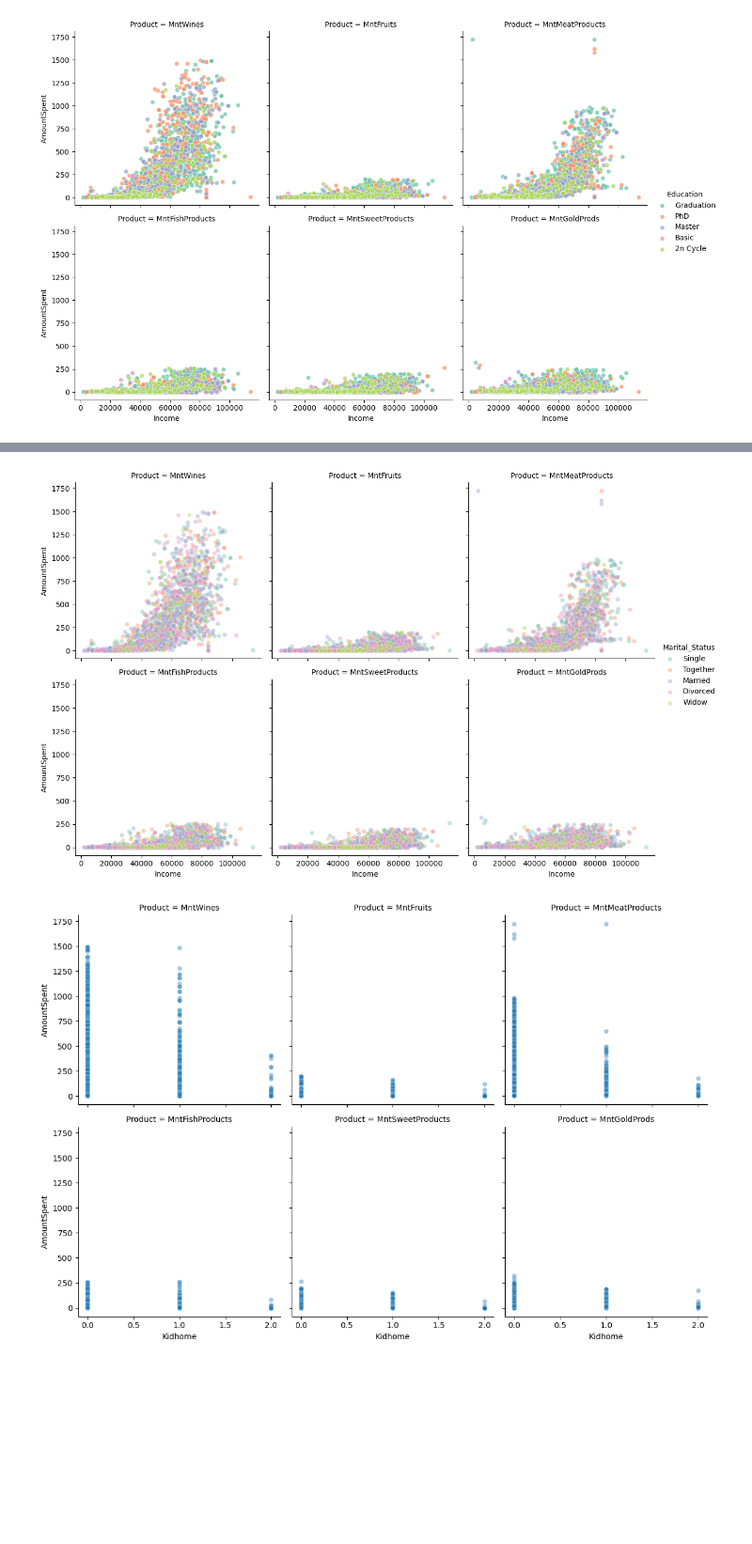
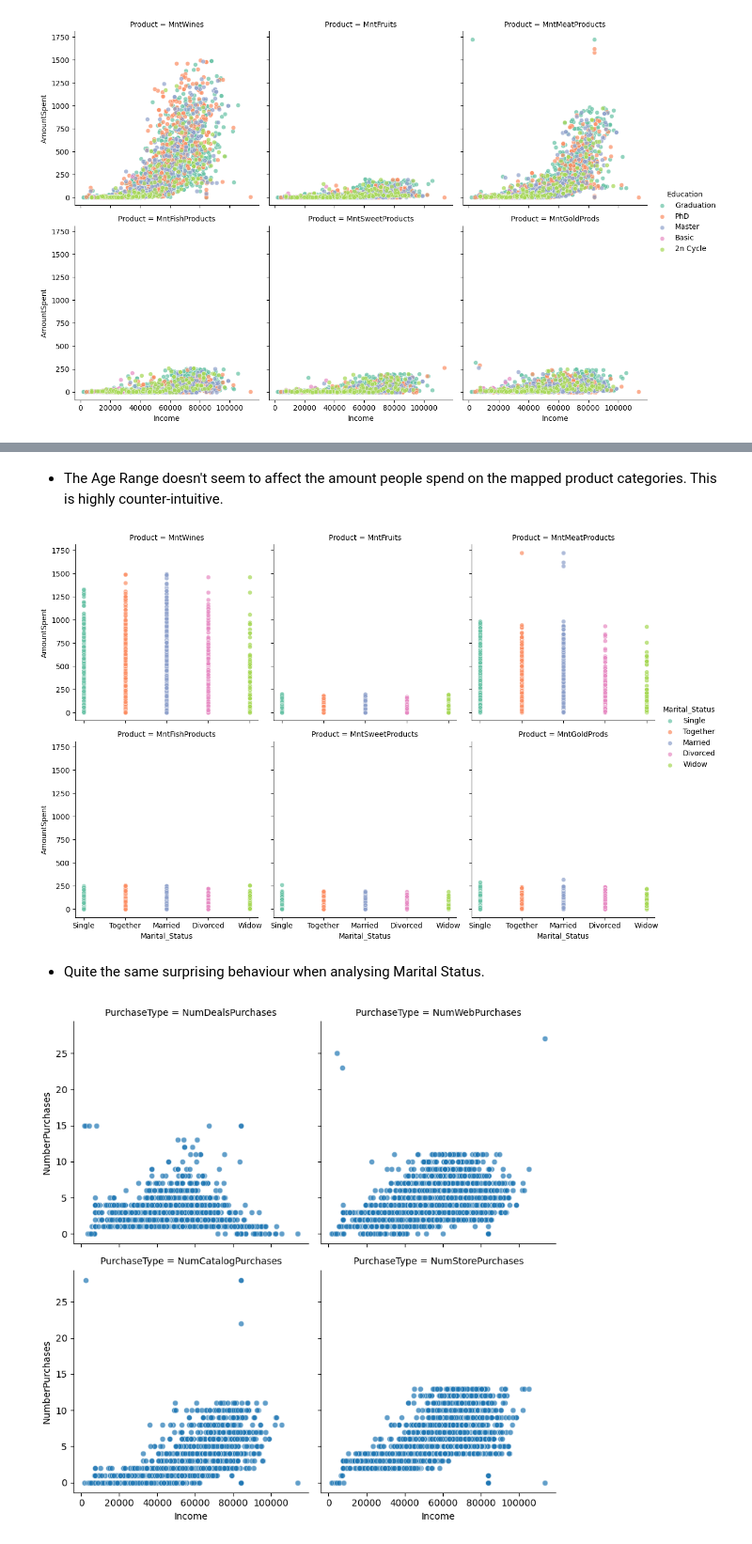
Before and after one commit to bert-bruno/case_miw, a Jupyter notebook: src/eda.ipynb, the cells around one changed output, grey strips where cells are left out. Shown at 94% size. Saved outputs shown, nothing was run; the diff lists cells and outputs as text; code cells hidden in the pictures; blank space fills up the shorter version.

Commit message:
Adiciona análise multivariada e comentários acerca dos achados. Adiciona salvamento do dataframe no estado pré-processado.

```diff
--- a/src/eda.ipynb
+++ b/src/eda.ipynb
@@ -698,24 +733,29 @@ plt.show() # Show the plot
+# %% [markdown]
+- The Age Range doesn't seem to affect the amount people spend on the mapped product categories. This is highly counter-intuitive.
 # %%
-columns_to_plot = ['MntWines', 'MntFruits', 'MntMeatProducts', 'MntFishProducts', 'MntSweetProducts', 'MntGoldProds'] # List of columns to create scatterplots against 'Income'
-
+# --- Amount Spent per Product Category vs Marital Status --- #
+columns_to_plot = ['MntWines', 'MntFruits', 'MntMeatProducts', 'MntFishProducts', 'MntSweetProducts', 'MntGoldProds'] # List of columns to create scatterplots against 'Age_Range'
+# ---
 # Melt the dataframe for easier plotting with Seaborn
-df_melted = dataframe.melt(id_vars=['Income', 'Marital_Status'], value_vars=columns_to_plot,
+df_melted = dataframe.melt(id_vars=['Marital_Status'], value_vars=columns_to_plot,
                            var_name='Product', value_name='AmountSpent')
 g = sns.FacetGrid(df_melted, col='Product', hue='Marital_Status', col_wrap=3, height=4, palette='Set2') # Set up the Seaborn FacetGrid
-g.map(sns.scatterplot, 'Income', 'AmountSpent', alpha=0.4) # Map scatterplot to each subplot
+g.map(sns.scatterplot, 'Marital_Status', 'AmountSpent', alpha=0.7) # Map scatterplot to each subplot
 g.add_legend() # Add legend to the plot
 plt.show() # Show the plot
 # %% [output]
-[figure, old version]
+[figure, new version]
+# %% [markdown]
+- Quite the same surprising behaviour when analysing Marital Status.
 # %%
-columns_to_plot = ['MntWines', 'MntFruits', 'MntMeatProducts', 'MntFishProducts', 'MntSweetProducts', 'MntGoldProds'] # List of columns to create scatterplots against 'Kidhome'
-
+# --- Number of Purchases vs Income --- #
+columns_to_plot = ['NumDealsPurchases', 'NumWebPurchases', 'NumCatalogPurchases', 'NumStorePurchases'] # List of columns to create scatterplots against 'Income'
+# ---
 # Melt the dataframe for easier plotting with Seaborn
-df_melted = dataframe.melt(id_vars=['Kidhome'], value_vars=columns_to_plot,
-                           var_name='Product', value_name='AmountSpent')
-g = sns.FacetGrid(df_melted, col='Product', col_wrap=3, height=4, palette='Set2') # Set up the Seaborn FacetGrid
-g.map(sns.scatterplot, 'Kidhome', 'AmountSpent', alpha=0.4) # Map scatterplot to each subplot
-g.add_legend() # Add legend to the plot
+df_melted = dataframe.melt(id_vars=['Income'], value_vars=columns_to_plot,
+                           var_name='PurchaseType', value_name='NumberPurchases')
+g = sns.FacetGrid(df_melted, col='PurchaseType', col_wrap=2, height=4, palette='Set2') # Set up the Seaborn FacetGrid
+g.map(sns.scatterplot, 'Income', 'NumberPurchases', alpha=0.7) # Map scatterplot to each subplot
 plt.show() # Show the plot
 # %% [output]
-[figure, old version]
+[figure, new version]
```
Also changed, not shown: parts of 16 cells of this notebook.
